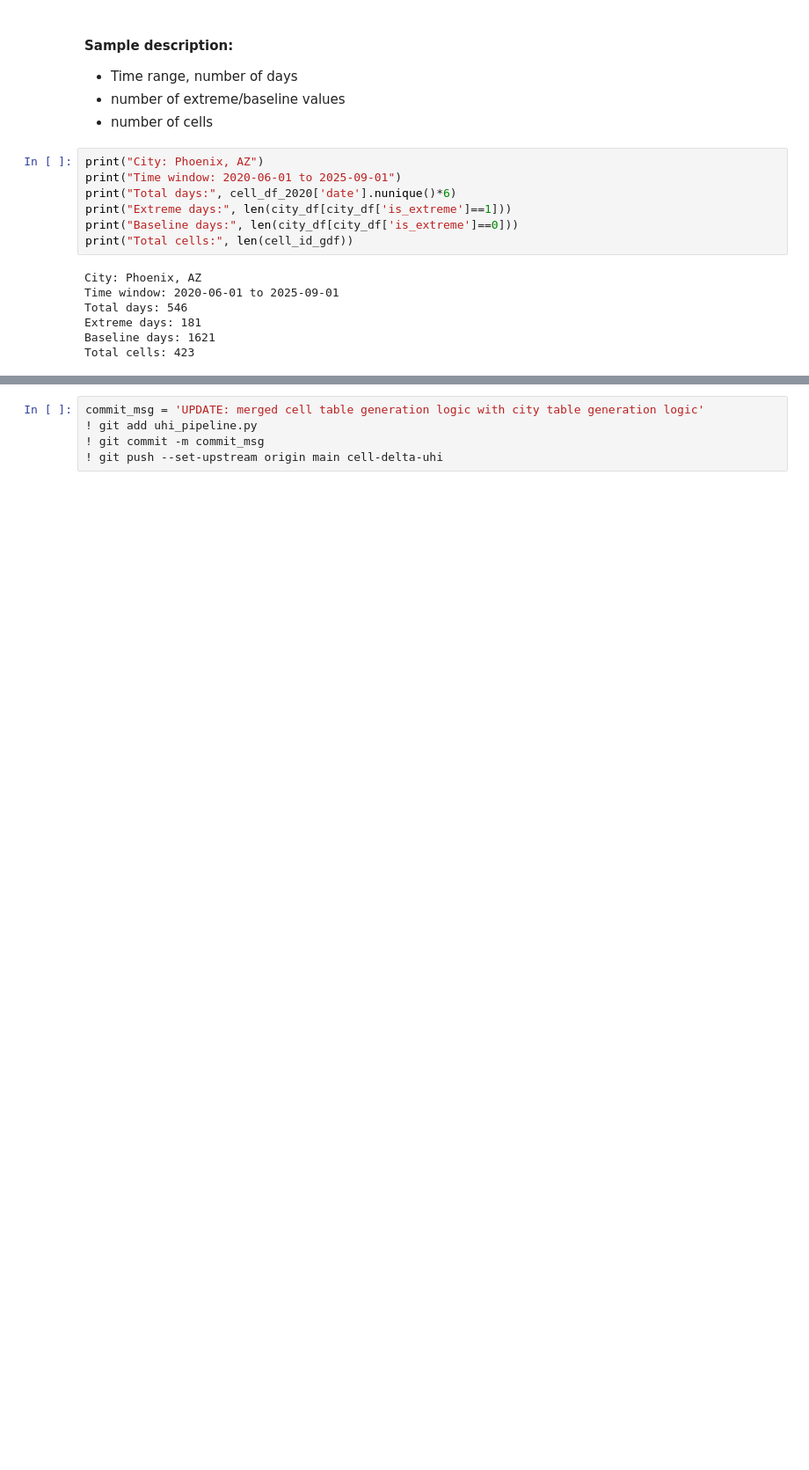
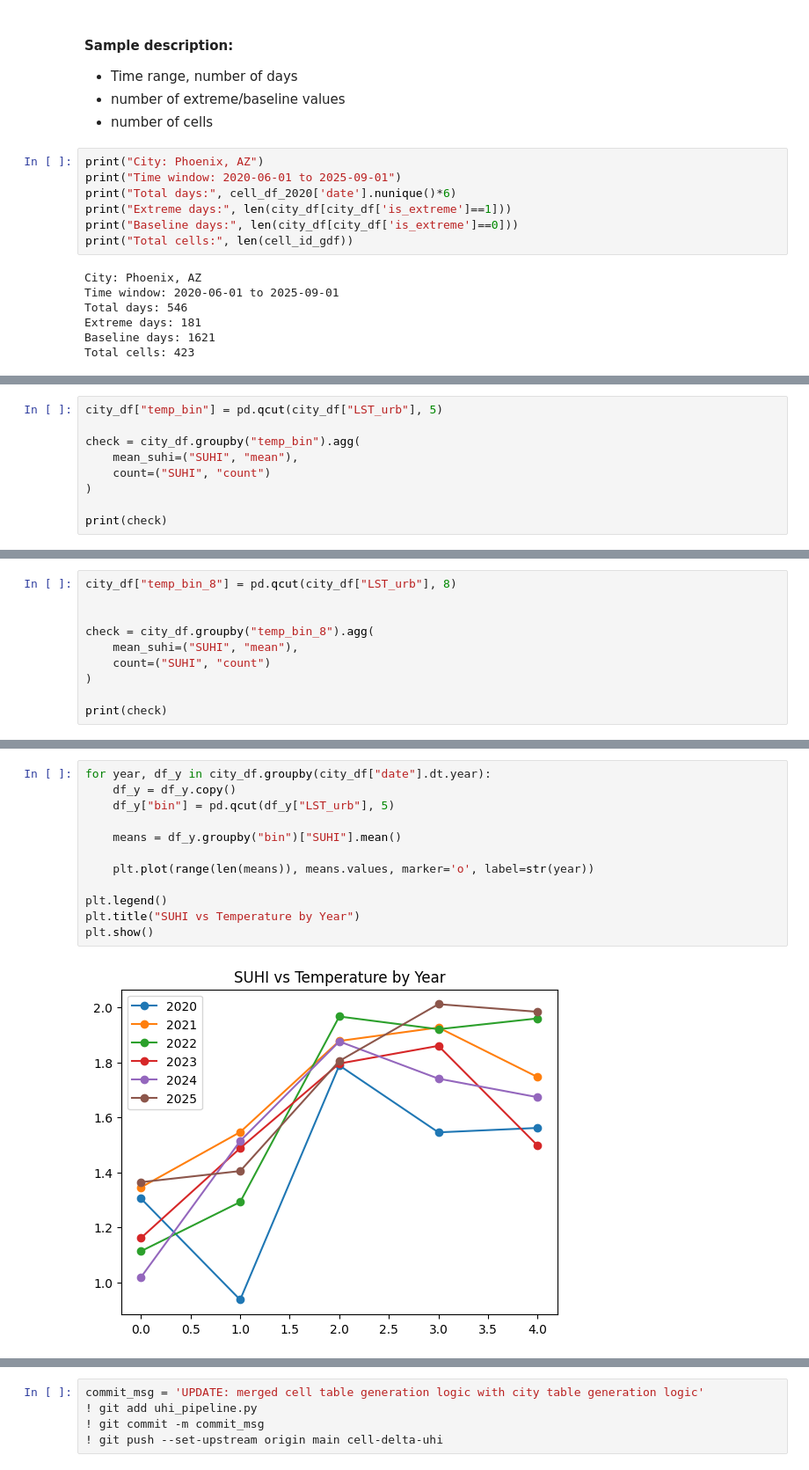
Before and after one commit to cchen744/uhi-extreme-heat-response, a Jupyter notebook: notebooks/03_city_cell_generation.ipynb, the cells around one changed output, grey strips where cells are left out. Shown at 88% size. Saved outputs shown, nothing was run; the diff lists cells and outputs as text; blank space fills up the shorter version.

```diff
--- a/notebooks/03_city_cell_generation.ipynb
+++ b/notebooks/03_city_cell_generation.ipynb
@@ -363,0 +433,9 @@ Total cells: 423
+# %%
+city_df["temp_bin"] = pd.qcut(city_df["LST_urb"], 5)
+
+check = city_df.groupby("temp_bin").agg(
+    mean_suhi=("SUHI", "mean"),
+    count=("SUHI", "count")
+)
+
+print(check)
@@ -363,0 +450,10 @@ Total cells: 423
+# %%
+city_df["temp_bin_8"] = pd.qcut(city_df["LST_urb"], 8)
+
+
+check = city_df.groupby("temp_bin_8").agg(
+    mean_suhi=("SUHI", "mean"),
+    count=("SUHI", "count")
+)
+
+print(check)
@@ -363,0 +471,14 @@ Total cells: 423
+# %%
+for year, df_y in city_df.groupby(city_df["date"].dt.year):
+    df_y = df_y.copy()
+    df_y["bin"] = pd.qcut(df_y["LST_urb"], 5)
+
+    means = df_y.groupby("bin")["SUHI"].mean()
+
+    plt.plot(range(len(means)), means.values, marker='o', label=str(year))
+
+plt.legend()
+plt.title("SUHI vs Temperature by Year")
+plt.show()
+# %% [output]
+[figure, added]
```
Also changed, not shown: parts of 21 cells of this notebook.
